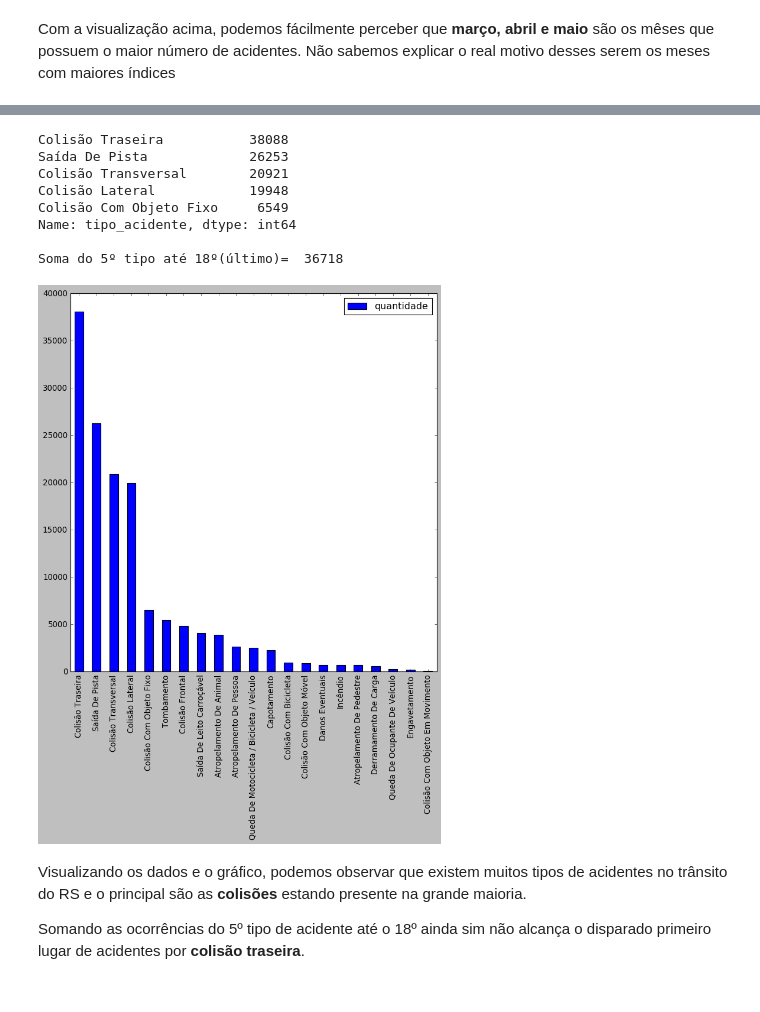
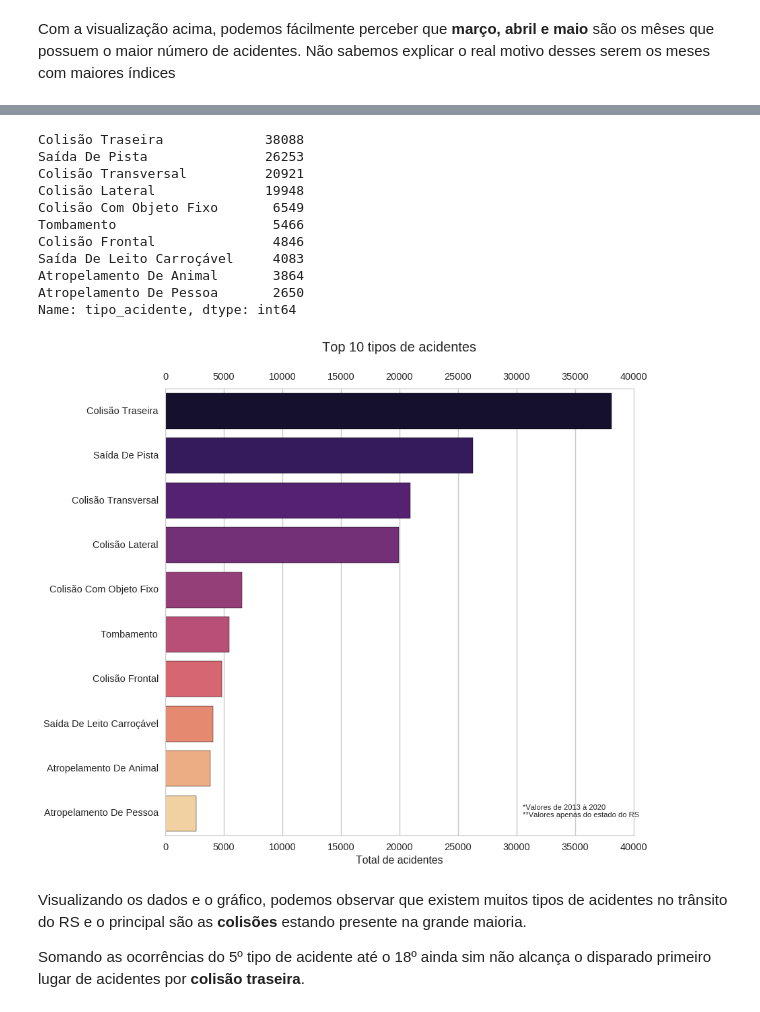
Before and after one commit to XQDLteam/brazil_highway_accidents, a Jupyter notebook: acidentes_br.ipynb, the cells around one changed output, grey strips where cells are left out. Saved outputs shown, nothing was run; the diff lists cells and outputs as text; code cells hidden in the pictures.

```diff
--- a/acidentes_br.ipynb
+++ b/acidentes_br.ipynb
@@ -343,20 +343,30 @@ ax.annotate('*Valores de 2013 à 2020\n**Valores apenas do estado do RS', xy=(72
-# %%
-df3= pd.DataFrame(df_ocorrencias['tipo_acidente'].value_counts())
-df3.columns= ['quantidade']
-print(df_ocorrencias['tipo_acidente'].value_counts().head())
-df3.plot.bar()
-
-print('\nSoma do 5º tipo até 18º(último)= ', df3[4:18]['quantidade'].sum())
-# %% [output]
-Colisão Traseira           38088
-Saída De Pista             26253
-Colisão Transversal        20921
-Colisão Lateral            19948
-Colisão Com Objeto Fixo     6549
-Name: tipo_acidente, dtype: int64
-
-Soma do 5º tipo até 18º(último)=  36718
-[figure, removed]
+# %%
+df3= pd.DataFrame(df_ocorrencias['tipo_acidente'].value_counts())
+df3.columns= ['quantidade']
+print(df_ocorrencias['tipo_acidente'].value_counts().head(10))
+
+ax = sns.barplot(y=df3.head(10).index, x='quantidade', data=df3.head(10),
+            label="Total", palette='magma', orient='h');
+
+ax.set_title('Top 10 tipos de acidentes', fontsize=18, pad=50);
+ax.set_ylabel('')
+ax.set_xlabel('Total de acidentes')
+ax.secondary_xaxis('top');
+
+ax.annotate('*Valores de 2013 à 2020\n**Valores apenas do estado do RS', xy=(720, 80), xycoords='figure pixels');
+# %% [output]
+Colisão Traseira             38088
+Saída De Pista               26253
+Colisão Transversal          20921
+Colisão Lateral              19948
+Colisão Com Objeto Fixo       6549
+Tombamento                    5466
+Colisão Frontal               4846
+Saída De Leito Carroçável     4083
+Atropelamento De Animal       3864
+Atropelamento De Pessoa       2650
+Name: tipo_acidente, dtype: int64
+[figure, added]
 # %% [markdown]
 Visualizando os dados e o gráfico, podemos observar que existem muitos tipos de acidentes no trânsito do RS e o principal são as **colisões** estando presente na grande maioria.
 
```
Also changed, not shown: parts of 14 cells of this notebook, 1 other file.
